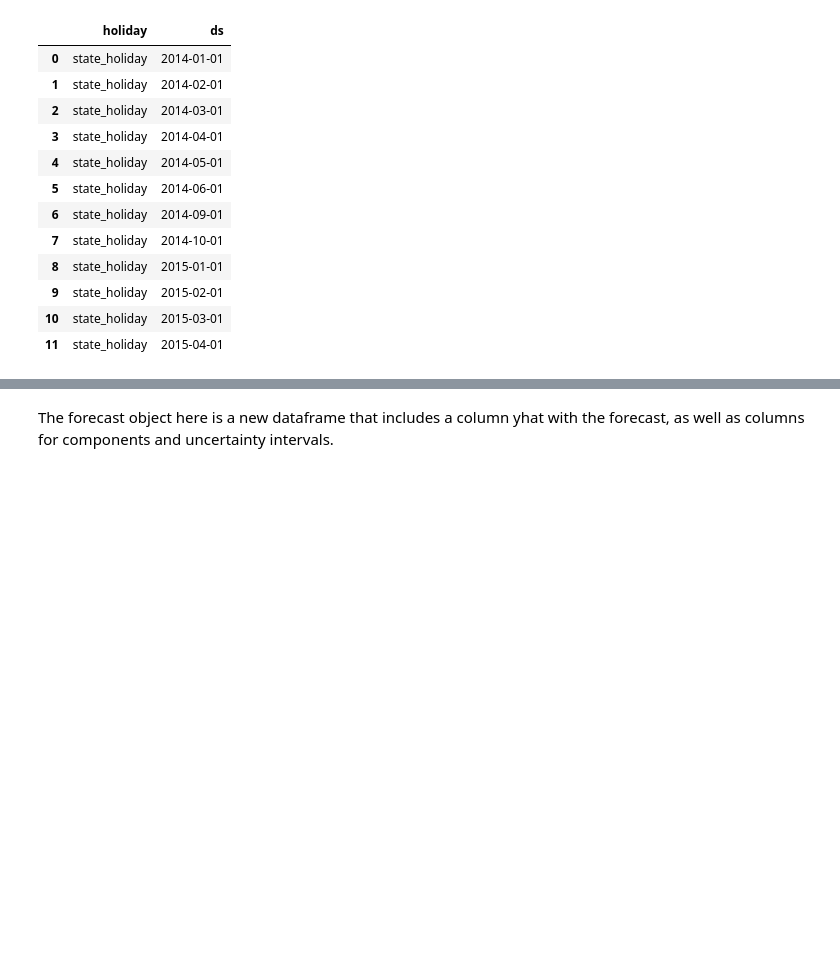
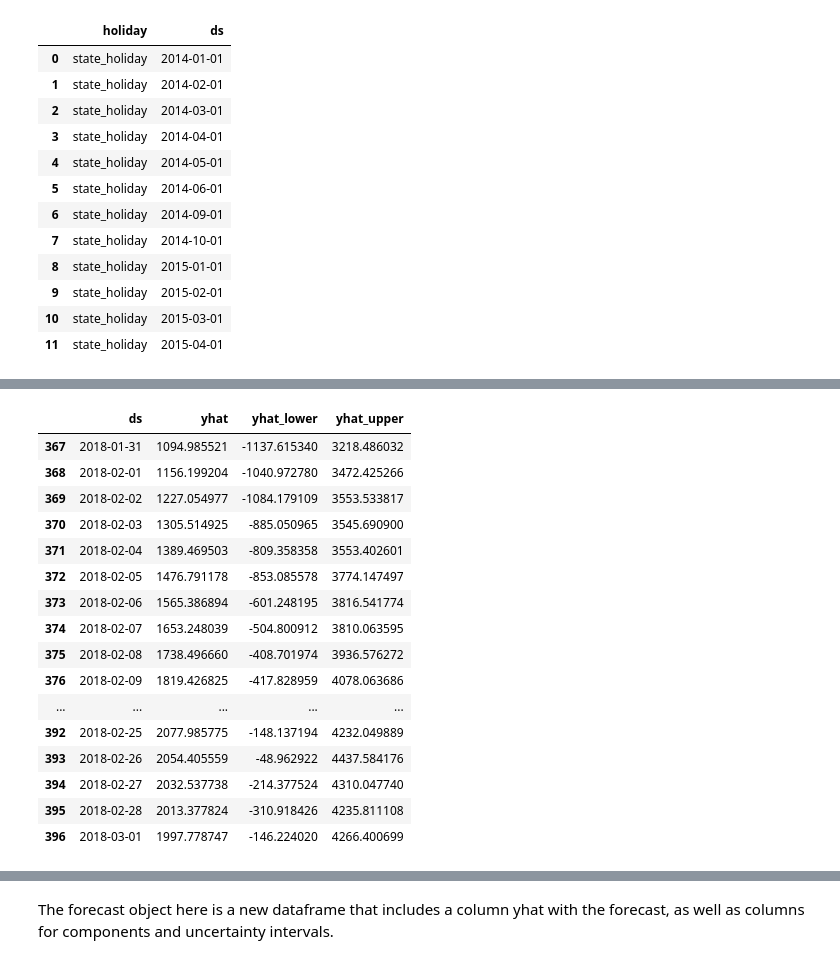
Before and after one commit to robin521111/data-sci, a Jupyter notebook: SONY Store_Sales.ipynb, the cells around one changed output, grey strips where cells are left out. Drawn from its saved outputs; the diff is of its cells as text; code cells hidden in the pictures; blank space fills up the shorter version.

```diff
--- a/SONY Store_Sales.ipynb
+++ b/SONY Store_Sales.ipynb
@@ -581,0 +682,24 @@ forecast[['ds', 'yhat', 'yhat_lower', 'yhat_upper']].tail(30)
+# %%
+# predictions
+forecast = west_model.predict(future_dates)
+
+# preditions for last month
+forecast[['ds', 'yhat', 'yhat_lower', 'yhat_upper']].tail(30)
+# %% [output]
+|  | ds | yhat | yhat_lower | yhat_upper |
+| 367 | 2018-01-31 | 1094.985521 | -1137.615340 | 3218.486032 |
+| 368 | 2018-02-01 | 1156.199204 | -1040.972780 | 3472.425266 |
+| 369 | 2018-02-02 | 1227.054977 | -1084.179109 | 3553.533817 |
+| 370 | 2018-02-03 | 1305.514925 | -885.050965 | 3545.690900 |
+| 371 | 2018-02-04 | 1389.469503 | -809.358358 | 3553.402601 |
+| 372 | 2018-02-05 | 1476.791178 | -853.085578 | 3774.147497 |
+| 373 | 2018-02-06 | 1565.386894 | -601.248195 | 3816.541774 |
+| 374 | 2018-02-07 | 1653.248039 | -504.800912 | 3810.063595 |
+| 375 | 2018-02-08 | 1738.496660 | -408.701974 | 3936.576272 |
+| 376 | 2018-02-09 | 1819.426825 | -417.828959 | 4078.063686 |
+| ... | ... | ... | ... | ... |
+| 392 | 2018-02-25 | 2077.985775 | -148.137194 | 4232.049889 |
+| 393 | 2018-02-26 | 2054.405559 | -48.962922 | 4437.584176 |
+| 394 | 2018-02-27 | 2032.537738 | -214.377524 | 4310.047740 |
+| 395 | 2018-02-28 | 2013.377824 | -310.918426 | 4235.811108 |
+| 396 | 2018-03-01 | 1997.778747 | -146.224020 | 4266.400699 |
```
Also changed, not shown: parts of 14 cells of this notebook.
